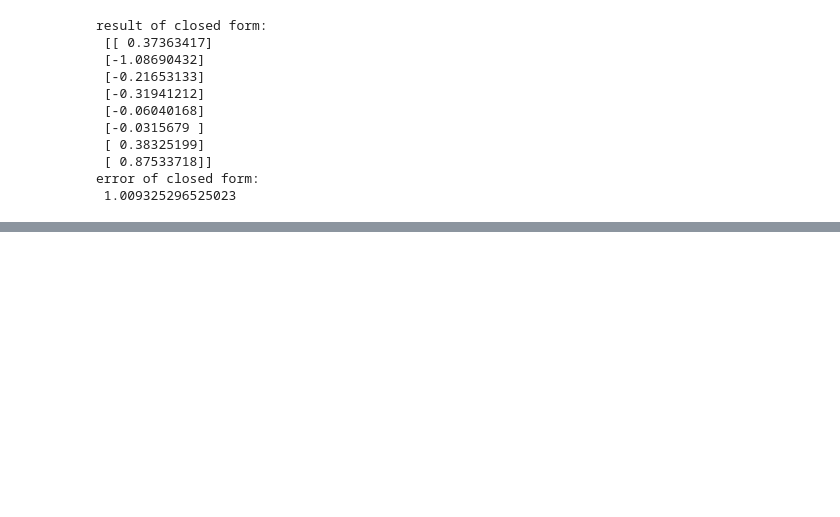
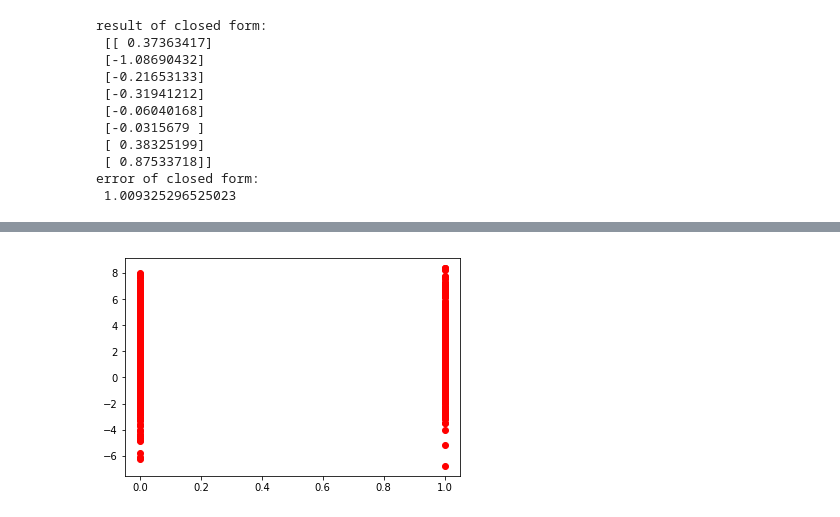
Before and after one commit to yma67/Reddit-Popularity-Predict, a Jupyter notebook: project1.ipynb, the cells around one changed output, grey strips where cells are left out. Cells and saved outputs as stored; diff of their text form; code cells hidden in the pictures; blank space fills up the shorter version.

```diff
--- a/project1.ipynb
+++ b/project1.ipynb
@@ -310,0 +347,6 @@ error of closed form:
+# %%
+import matplotlib.pyplot as plt
+plt.plot(numpy.transpose(bslTrainX)[2], numpy.transpose(bslTrainY), 'ro')
+plt.show()
+# %% [output]
+[figure, added]
```
Also changed, not shown: parts of 10 cells of this notebook.
